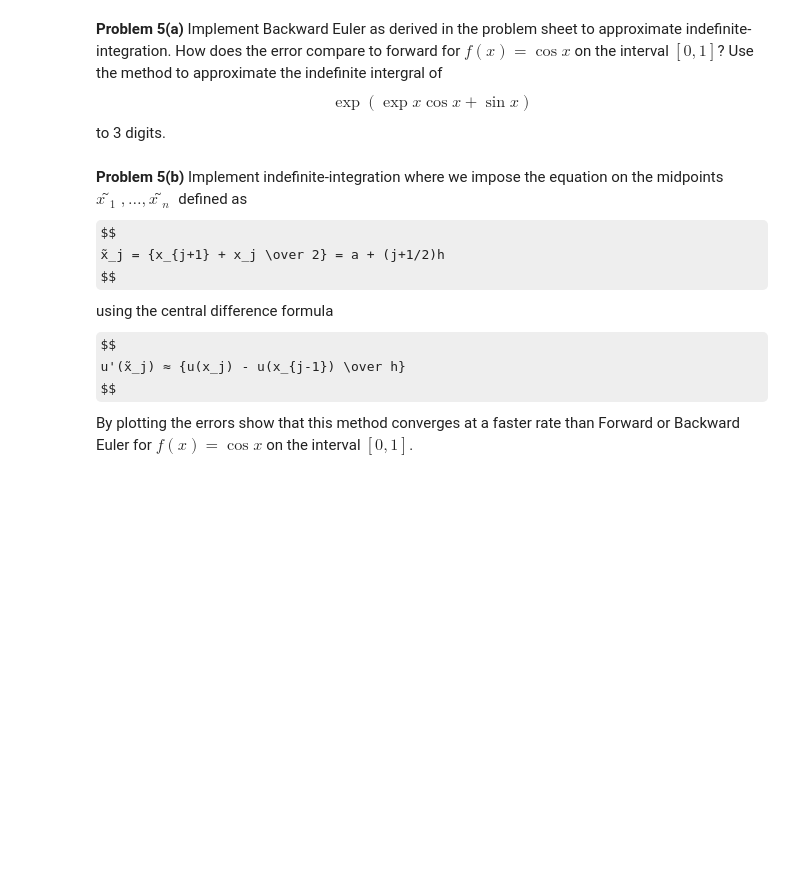
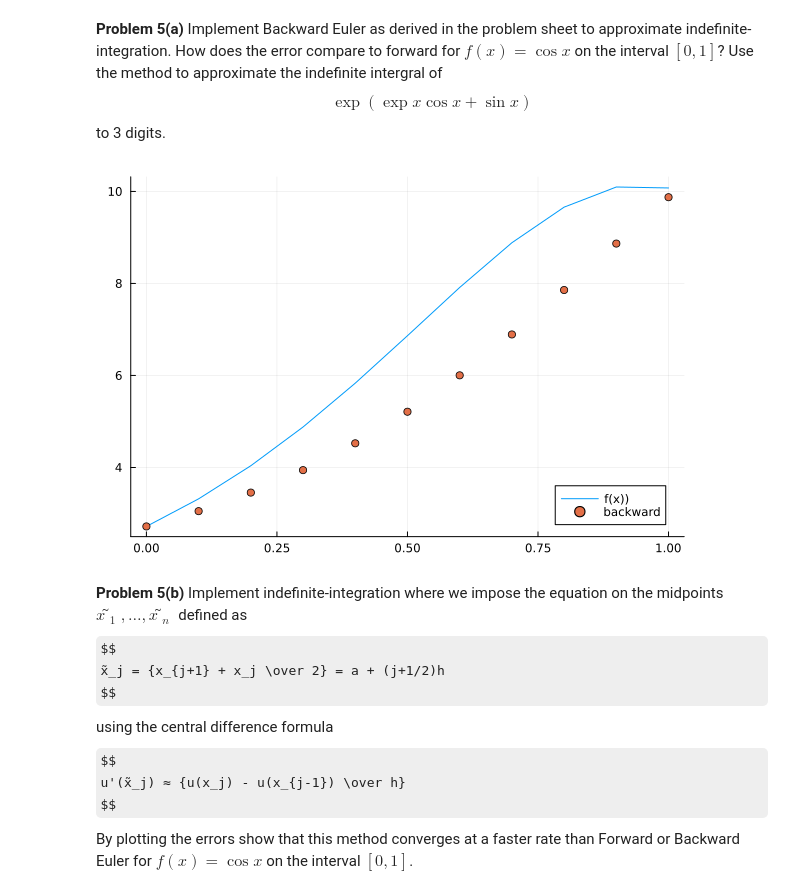
Before and after one commit to farischaudhry/MATH50003NumericalAnalysis, a Jupyter notebook: labs/lab5.ipynb, the cells around one changed output. Saved outputs shown, nothing was run; the diff lists cells and outputs as text; code cells hidden in the pictures; some formulas as TeX source; blank space fills up the shorter version.

```diff
--- a/labs/lab5.ipynb
+++ b/labs/lab5.ipynb
@@ -621,3 +850,21 @@ to 3 digits.
+# %%
+# TODO: Implement Backward Euler by constructing a lower bidiagonal linear system.
+n = 10
+x = range(0, 1; length=n+1) # makes an n+1 point evenly spaced grid
+h = step(x) # equivalent to 1/n
+L = Bidiagonal([1; fill(1/h, n)], fill(-1/h, n), :L)
+
+f = x -> exp(exp(x)*cos(x) + sin(x))
+c = f(0)  # u(0) = 0
+
+𝐟 = f.(x[2:end]) # evaluate f at all but the last point
+𝐛 = [c; 𝐟]
+𝐮 = L \ 𝐛 # integrate using forward-differences
+
+plot(x, f; label="f(x))", legend=:bottomright)
+scatter!(x, 𝐮; label="backward")
+# %% [output]
+[figure, added]
 # %% [markdown]
 **Problem 5(b)** Implement indefinite-integration
 where we impose the equation on the midpoints $x̃_1,…,x̃_n$ defined as
```
Also changed, not shown: parts of 53 cells of this notebook, 1 other file.
